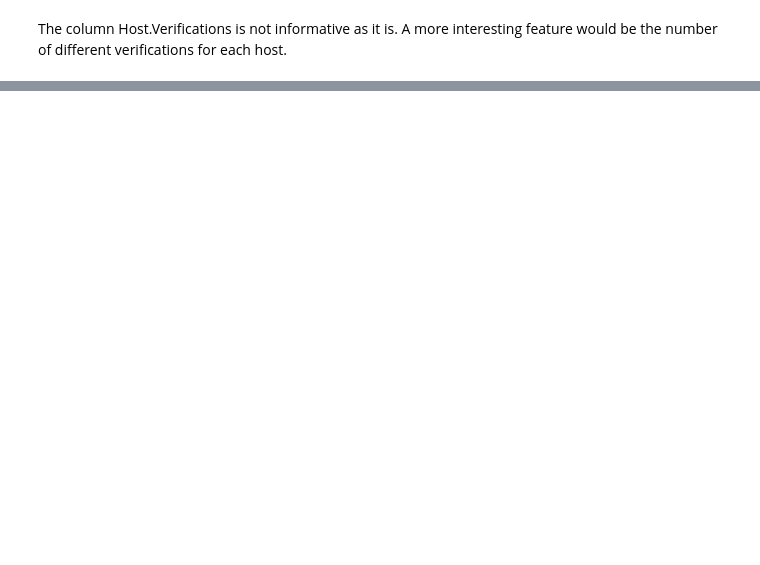
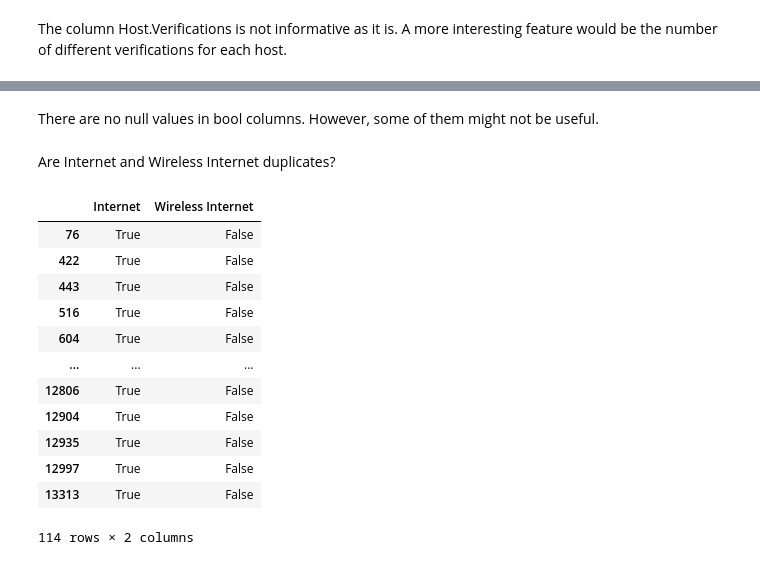
Before and after one commit to ekaterinaleks/preparation_for_final_project, a Jupyter notebook: eda_with_python.ipynb, the cells around one changed output, grey strips where cells are left out. Saved outputs shown, nothing was run; the diff lists cells and outputs as text; code cells hidden in the pictures; blank space fills up the shorter version.

```diff
--- a/eda_with_python.ipynb
+++ b/eda_with_python.ipynb
@@ -160,0 +324,20 @@ df_listings.head()
+# %% [markdown]
+There are no null values in bool columns. However, some of them might not be useful.
+# %% [markdown]
+Are Internet and Wireless Internet duplicates?
+# %%
+df_listings.loc[df_listings['Internet'] != df_listings['Wireless Internet'], ['Internet', 'Wireless Internet']]
+# %% [output]
+|  | Internet | Wireless Internet |
+| 76 | True | False |
+| 422 | True | False |
+| 443 | True | False |
+| 516 | True | False |
+| 604 | True | False |
+| ... | ... | ... |
+| 12806 | True | False |
+| 12904 | True | False |
+| 12935 | True | False |
+| 12997 | True | False |
+| 13313 | True | False |
+114 rows × 2 columns
```
Also changed, not shown: parts of 52 cells of this notebook.
